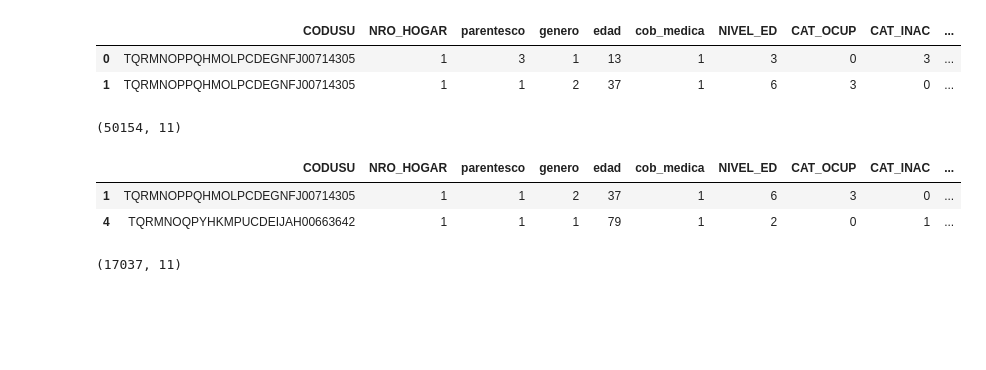
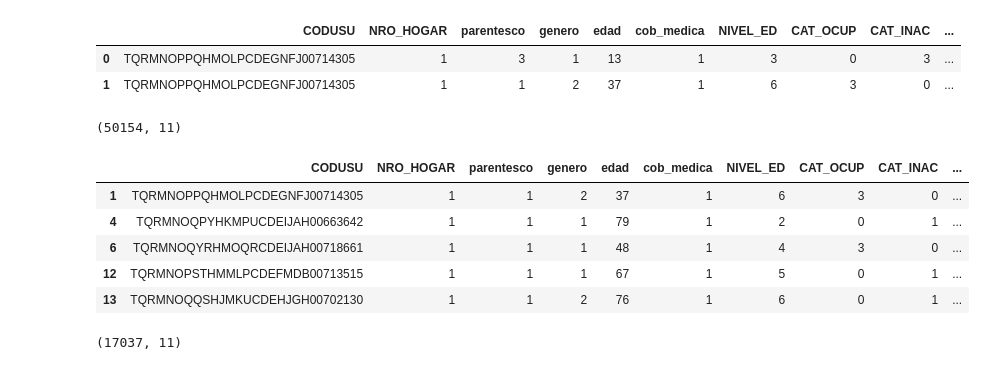
Before and after one commit to practigol/trabajo_final, a Jupyter notebook: Trabajo_final.ipynb, the cells around one changed output. Drawn from its saved outputs; the diff is of its cells as text; code cells hidden in the pictures; blank space fills up the shorter version.

```diff
--- a/Trabajo_final.ipynb
+++ b/Trabajo_final.ipynb
@@ -158,11 +157,14 @@ df_personas_suma.shape
 
 df_personas_jefes = df_personas_suma.loc[df_personas_suma.loc[:, 'parentesco'] == 1]
 # %%
-df_personas_jefes.head(2)
+df_personas_jefes.head()
 # %% [output]
 |  | CODUSU | NRO_HOGAR | parentesco | genero | edad | cob_medica | NIVEL_ED | CAT_OCUP | CAT_INAC | ... |
 | 1 | TQRMNOPPQHMOLPCDEGNFJ00714305 | 1 | 1 | 2 | 37 | 1 | 6 | 3 | 0 | ... |
 | 4 | TQRMNOQPYHKMPUCDEIJAH00663642 | 1 | 1 | 1 | 79 | 1 | 2 | 0 | 1 | ... |
+| 6 | TQRMNOQYRHMOQRCDEIJAH00718661 | 1 | 1 | 1 | 48 | 1 | 4 | 3 | 0 | ... |
+| 12 | TQRMNOPSTHMMLPCDEFMDB00713515 | 1 | 1 | 1 | 67 | 1 | 5 | 0 | 1 | ... |
+| 13 | TQRMNOQQSHJMKUCDEHJGH00702130 | 1 | 1 | 2 | 76 | 1 | 6 | 0 | 1 | ... |
 # %%
 #comprobamos la cantidad de filas
 
```
Also changed, not shown: parts of 194 cells of this notebook.
